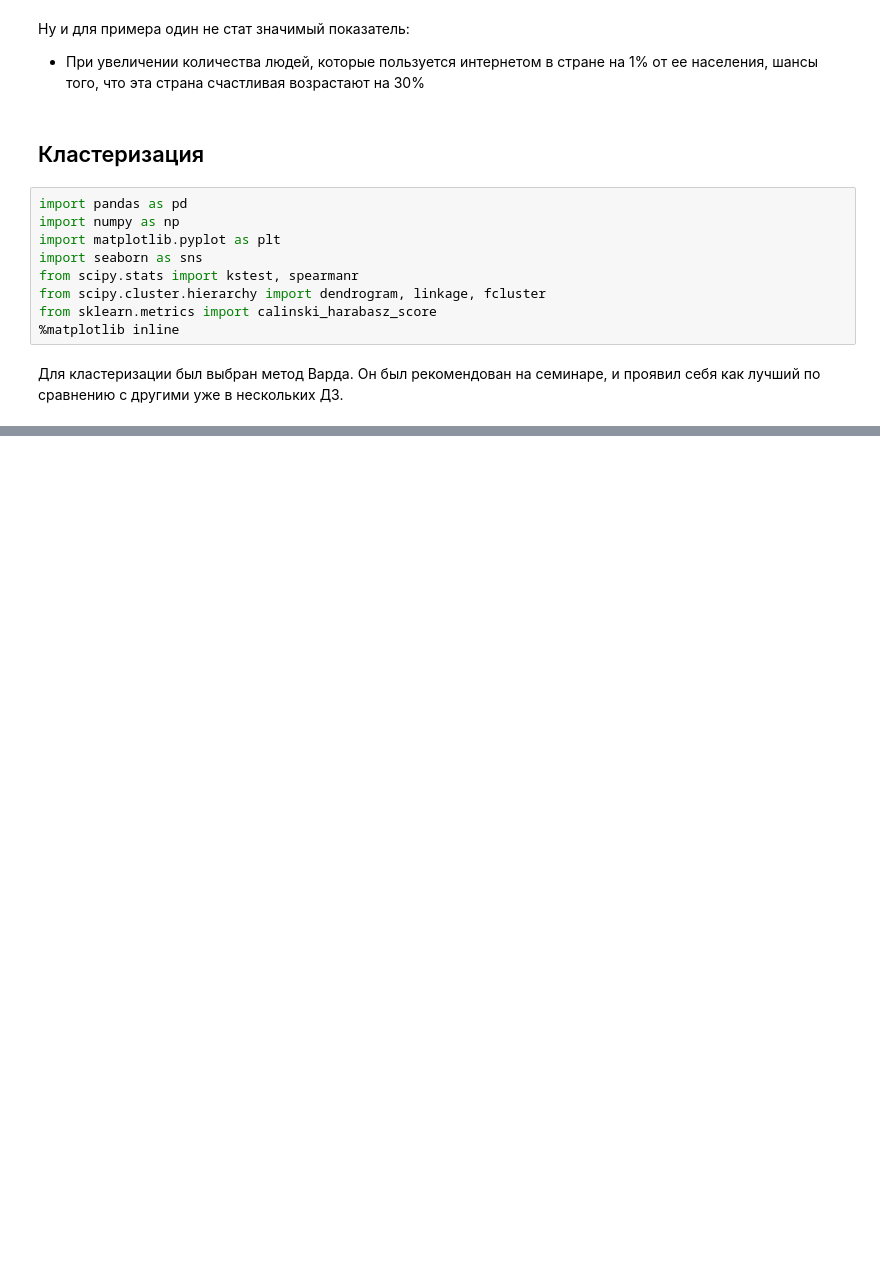
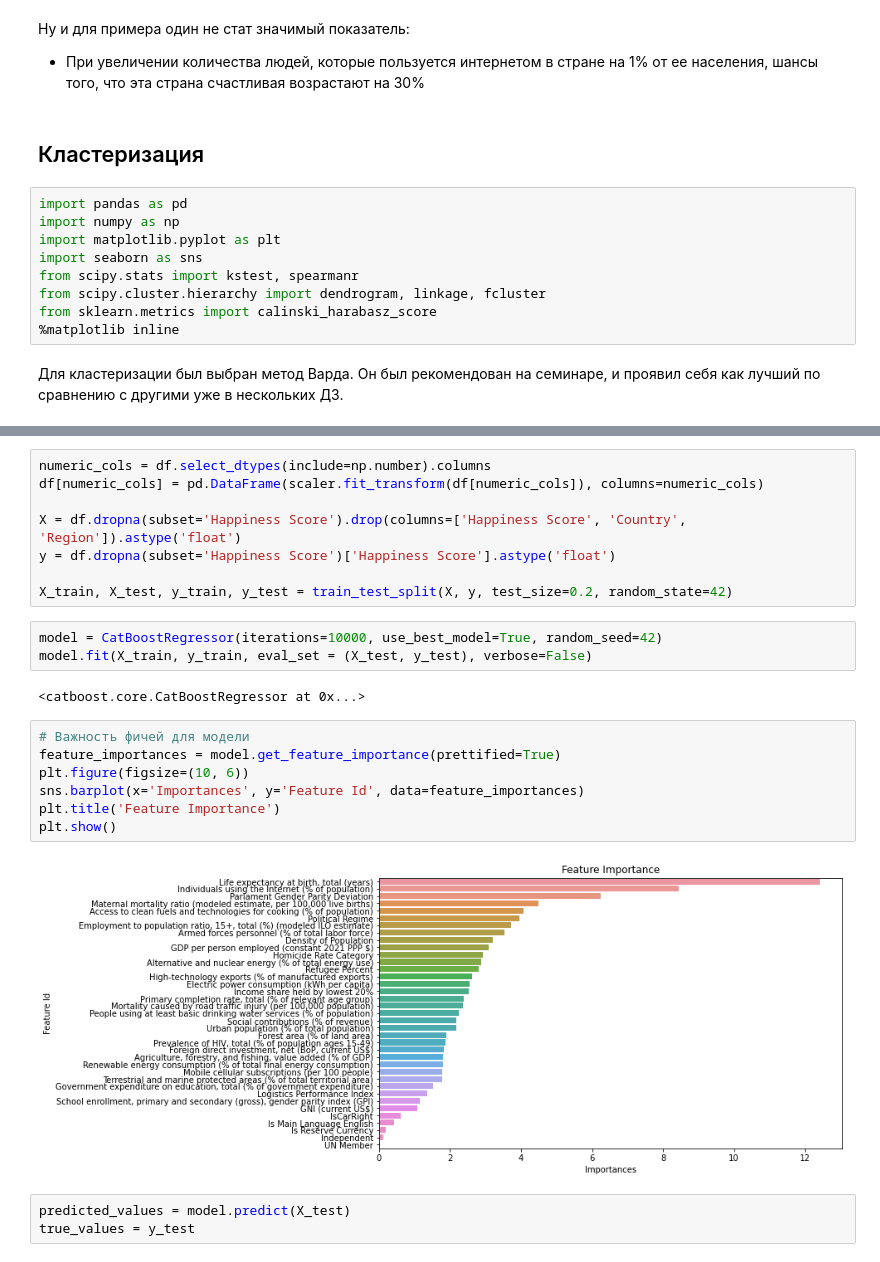
Before and after one commit to seny03/countries-happiness-analysis, a Jupyter notebook: src/analysis.ipynb, the cells around one changed output, grey strips where cells are left out. Saved outputs shown, nothing was run; the diff lists cells and outputs as text; blank space fills up the shorter version.

Commit message:
clusters and catboost added

```diff
--- a/src/analysis.ipynb
+++ b/src/analysis.ipynb
@@ -1359,0 +1462,25 @@ dn = dendrogram(linkage(df.select_dtypes(include=np.number).dropna(), 'ward'))
+# %%
+numeric_cols = df.select_dtypes(include=np.number).columns
+df[numeric_cols] = pd.DataFrame(scaler.fit_transform(df[numeric_cols]), columns=numeric_cols)
+
+X = df.dropna(subset='Happiness Score').drop(columns=['Happiness Score', 'Country', 'Region']).astype('float')
+y = df.dropna(subset='Happiness Score')['Happiness Score'].astype('float')
+
+X_train, X_test, y_train, y_test = train_test_split(X, y, test_size=0.2, random_state=42)
+# %%
+model = CatBoostRegressor(iterations=10000, use_best_model=True, random_seed=42)
+model.fit(X_train, y_train, eval_set = (X_test, y_test), verbose=False)
+# %% [output]
+<catboost.core.CatBoostRegressor at 0x...>
+# %%
+# Важность фичей для модели
+feature_importances = model.get_feature_importance(prettified=True)
+plt.figure(figsize=(10, 6))
+sns.barplot(x='Importances', y='Feature Id', data=feature_importances)
+plt.title('Feature Importance')
+plt.show()
+# %% [output]
+[figure, added]
+# %%
+predicted_values = model.predict(X_test)
+true_values = y_test
```
Also changed, not shown: parts of 16 cells of this notebook.
